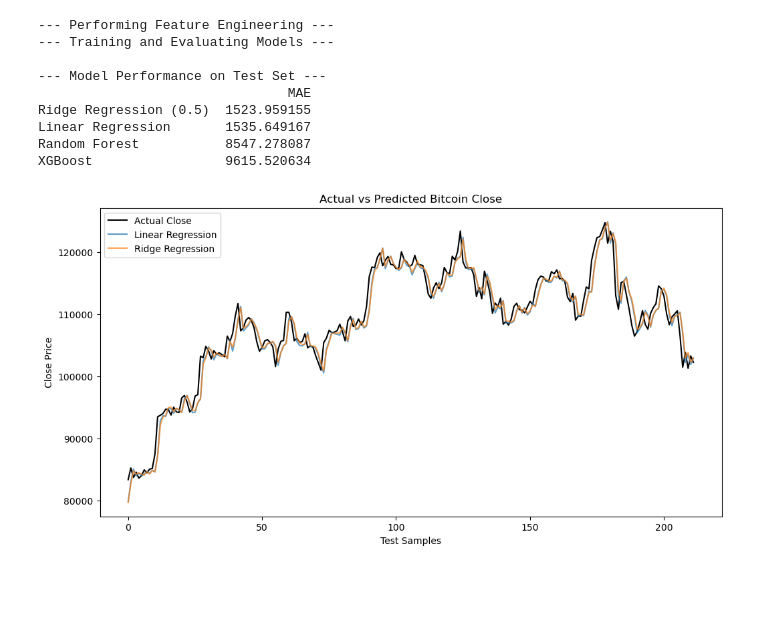
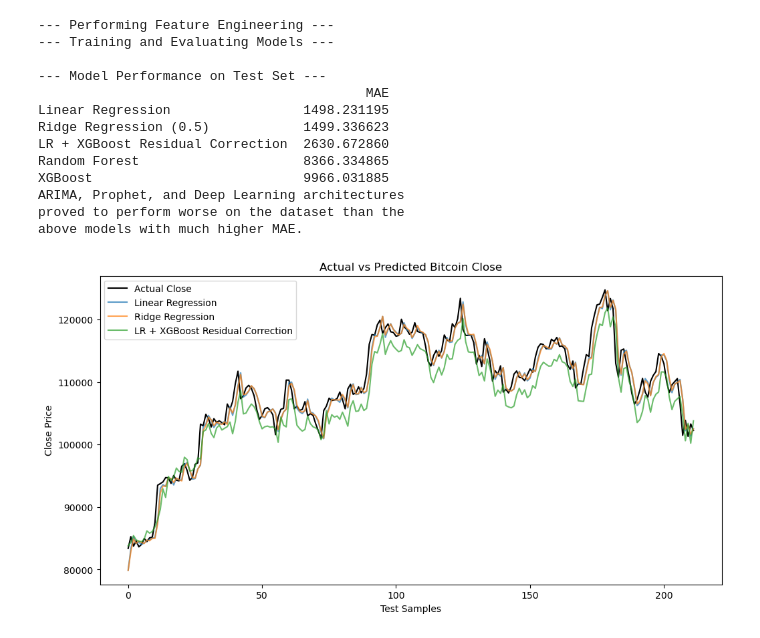
Before and after one commit to baileyarzate/crypto_prediction, a Jupyter notebook: analysis/plots_for_readers.ipynb, the cells around one changed output. Drawn from its saved outputs; the diff is of its cells as text; code cells hidden in the pictures; blank space fills up the shorter version.

```diff
--- a/analysis/plots_for_readers.ipynb
+++ b/analysis/plots_for_readers.ipynb
@@ -21,17 +21,14 @@ def calculate_rsi(data, window=14):
     return 100 - (100 / (1 + rs))
 
 def feature_engineering(df):
-    import numpy as np
-    """
-    Takes a preprocessed DataFrame and creates all necessary time-series features.
-    """
+    from numpy import log, abs
     print("--- Performing Feature Engineering ---")
     if len(df) < 15:
-        error_msg = f'Dataframe size is less than 15 ({len(df)} rows found). Cannot create features. Get more data.'
-        print(f"🚨 {error_msg}")
-        raise ValueError(error_msg) # Stop execution here
+        raise ValueError(f"Dataframe size too small ({len(df)} rows).")
 
     df_feat = df.copy()
+
+    # Core technicals
     df_feat['rsi_14'] = calculate_rsi(df_feat, window=14)
     df_feat['lag_1'] = df_feat['close'].shift(1)
     df_feat['lag_5'] = df_feat['close'].shift(5)
@@ -40,14 +37,30 @@ def feature_engineering(df):
     df_feat['rolling_std_5'] = df_feat['close'].rolling(window=5).std()
     df_feat['rolling_mean_10'] = df_feat['close'].rolling(window=10).mean()
     df_feat['rolling_std_10'] = df_feat['close'].rolling(window=10).std()
-    log_return = np.log(df_feat['close'] / df_feat['close'].shift(1))
-    df_feat['volatility_7'] = log_return.rolling(window=7).std() # 7-day volatility
-    df_feat['momentum_5'] = log_return.rolling(window=5).mean() # 5-day momentum (average return)
-    df_feat['rsi_14'] = calculate_rsi(df_feat, window=14)
-    df_feat['day_of_week'] = df_feat['merge_date'].dt.dayofweek
+
+    # Log return volatility / momentum
+    log_return = log(df_feat['close'] / df_feat['close'].shift(1))
+    df_feat['volatility_7'] = log_return.rolling(window=7).std()
+    df_feat['momentum_5'] = log_return.rolling(window=5).mean()
+
+    # Derived interaction features
     df_feat['high_low_spread'] = df_feat['high'] - df_feat['low']
     df_feat['momentum_x_volume'] = df_feat['momentum_5'] * df_feat['volume']
-    df_feat['rsi_sq'] = df_feat['rsi_14']**2
+    df_feat['rsi_sq'] = df_feat['rsi_14'] ** 2
+    df_feat['volatility_7_sq'] = df_feat['volatility_7'] ** 2
+
+    # Delta / deviation features
+    df_feat['close_delta_5'] = df_feat['close'] - df_feat['close'].shift(5)
+    df_feat['log_return_abs'] = abs(log_return)
+    df_feat['high_low_vol_ratio'] = df_feat['high_low_spread'] / (df_feat['rolling_std_10'] + 1e-6)
+
+    # Adaptive rolling signals (EWMA)
+    df_feat['ewma_5'] = df_feat['close'].ewm(span=5, adjust=False).mean()
+    df_feat['ewma_10'] = df_feat['close'].ewm(span=10, adjust=False).mean()
+    df_feat['ewma_ratio'] = df_feat['ewma_5'] / (df_feat['ewma_10'] + 1e-6)
+
+    # Day of week effect
+    df_feat['day_of_week'] = df_feat['merge_date'].dt.dayofweek
 
     return df_feat
 
@@ -80,8 +93,9 @@ y = data_clean['target'] # Use the new 'target' column
 X_train, X_test, y_train, y_test = train_test_split(X, y, test_size=0.2, shuffle=False)
 
 
-selected_features = ['open', 'high', 'low', 'close', 'volume', 'weighted_sentiment', 'lag_1', 'lag_10',
-                     'rolling_mean_5', 'rolling_mean_10', 'rolling_std_10', 'volatility_7', 'momentum_5', 'high_low_spread', 'momentum_x_volume', 'rsi_sq']
+selected_features = ['lag_10', 'rolling_mean_10', 'low', 'close', 'high',
+       'rolling_mean_5', 'open', 'lag_1', 'lag_5']
+
 X_train = X_train[selected_features]
 X_test = X_test[selected_features]
 features = selected_features
@@ -110,12 +124,21 @@ mlr_preds = mlr_model.predict(X_test_scaled)
 ridge_preds = ridge_model.predict(X_test_scaled)
 rf_preds = rf_model.predict(X_test_scaled)
 xgb_preds = xgb_model.predict(X_test_scaled)
+linear_residuals = y_train - mlr_model.predict(X_train_scaled)
+residual_model = xgb.XGBRegressor(
+    learning_rate=0.03, max_depth=7, n_estimators=800, subsample=0.9,
+    colsample_bytree=0.9, objective='reg:squarederror', random_state=42
+)
+residual_model.fit(X_train_scaled, linear_residuals)
+residual_corrections = residual_model.predict(X_test_scaled)
+ridge_corrected_preds = mlr_preds + residual_corrections
 #arima_preds = arima_model_fit.forecast(steps=len(y_test))
 
 results['Linear Regression'] = {'MAE': mean_absolute_error(y_test, mlr_preds)}
 results['Ridge Regression (0.5)'] = {'MAE': mean_absolute_error(y_test, ridge_preds)}
 results['Random Forest'] = {'MAE': mean_absolute_error(y_test, rf_preds)}
 results['XGBoost'] = {'MAE': mean_absolute_error(y_test, xgb_preds)}
+results['LR + XGBoost Residual Correction'] = {'MAE': mean_absolute_error(y_test, ridge_corrected_preds)}
 
 #dropped ARIMA model. Models with more context are outperforming ARIMA.
 #results[f'ARIMA (1,1,3)'] = {'MAE': mean_absolute_error(y_test, arima_preds)}
@@ -128,24 +151,29 @@ print(results_df.sort_values(by='MAE'))
 --- Training and Evaluating Models ---
 
 --- Model Performance on Test Set ---
-                                MAE
-Ridge Regression (0.5)  1523.959155
-Linear Regression       1535.649167
-Random Forest           8547.278087
-XGBoost                 9615.520634
+                                          MAE
+Linear Regression                 1498.231195
+Ridge Regression (0.5)            1499.336623
+LR + XGBoost Residual Correction  2630.672860
+Random Forest                     8366.334865
+XGBoost                           9966.031885
+ARIMA, Prophet, and Deep Learning architectures
+proved to perform worse on the dataset than the
+above models with much higher MAE.
 # %%
 import matplotlib.pyplot as plt
 
 plt.figure(figsize=(12,6))
 plt.plot(y_test.values, label='Actual Close', color='black')
 plt.plot(mlr_preds, label='Linear Regression', alpha=0.7)
 plt.plot(ridge_preds, label='Ridge Regression', alpha=0.7)
+plt.plot(ridge_corrected_preds, label='LR + XGBoost Residual Correction', alpha=0.7)
 #plt.plot(rf_preds, label='Random Forest', alpha=0.7)
 #plt.plot(xgb_preds, label='XGBoost', alpha=0.7)
 plt.title("Actual vs Predicted Bitcoin Close")
 plt.xlabel("Test Samples")
 plt.ylabel("Close Price")
 plt.legend()
 plt.show()
 # %% [output]
-[figure, old version]
+[figure, new version]
```
Also changed, not shown: parts of 2 cells of this notebook, 5 other files.
